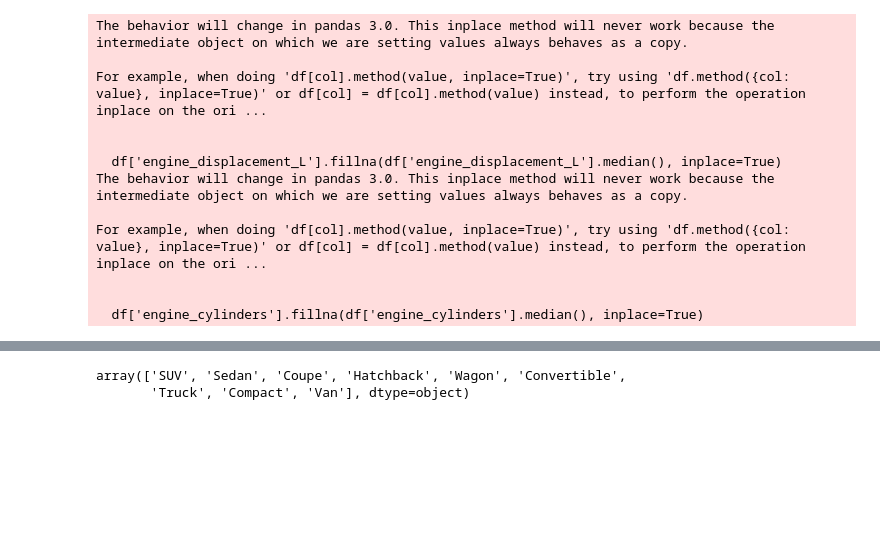
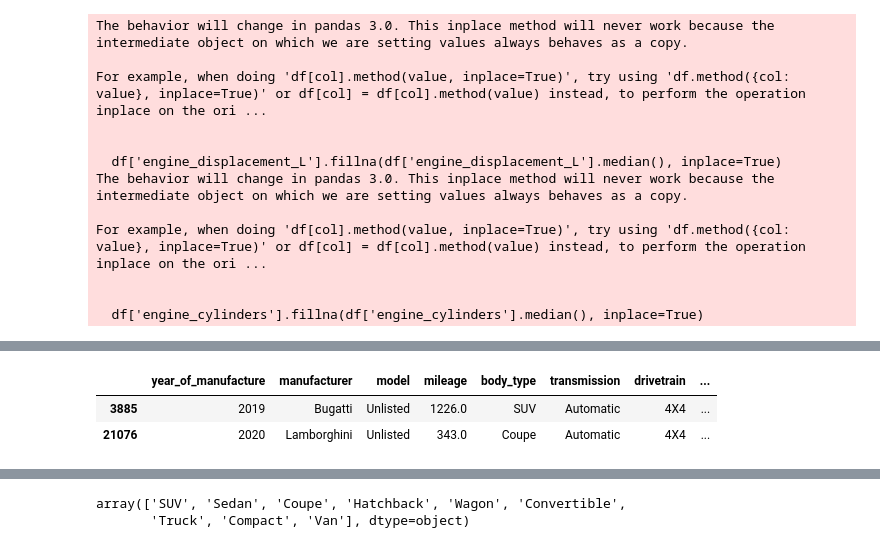
Before and after one commit to nathWSD/shiny_visualisation, a Jupyter notebook: images_creation.ipynb, the cells around one changed output, grey strips where cells are left out. Drawn from its saved outputs; the diff is of its cells as text; code cells hidden in the pictures; blank space fills up the shorter version.

```diff
--- a/images_creation.ipynb
+++ b/images_creation.ipynb
@@ -612,4 +641,4 @@ For example, when doing 'df[col].method(value, inplace=True)', try using 'df.met
 
   df['engine_cylinders'].fillna(df['engine_cylinders'].median(), inplace=True)
 # %%
-df
+df_test = df[df["price"]>=3000000]
@@ -629,0 +645,6 @@ df
+# %%
+df_test
+# %% [output]
+|  | year_of_manufacture | manufacturer | model | mileage | body_type | transmission | drivetrain | ... |
+| 3885 | 2019 | Bugatti | Unlisted | 1226.0 | SUV | Automatic | 4X4 | ... |
+| 21076 | 2020 | Lamborghini | Unlisted | 343.0 | Coupe | Automatic | 4X4 | ... |
```
Also changed, not shown: parts of 10 cells of this notebook, 8 other files.
